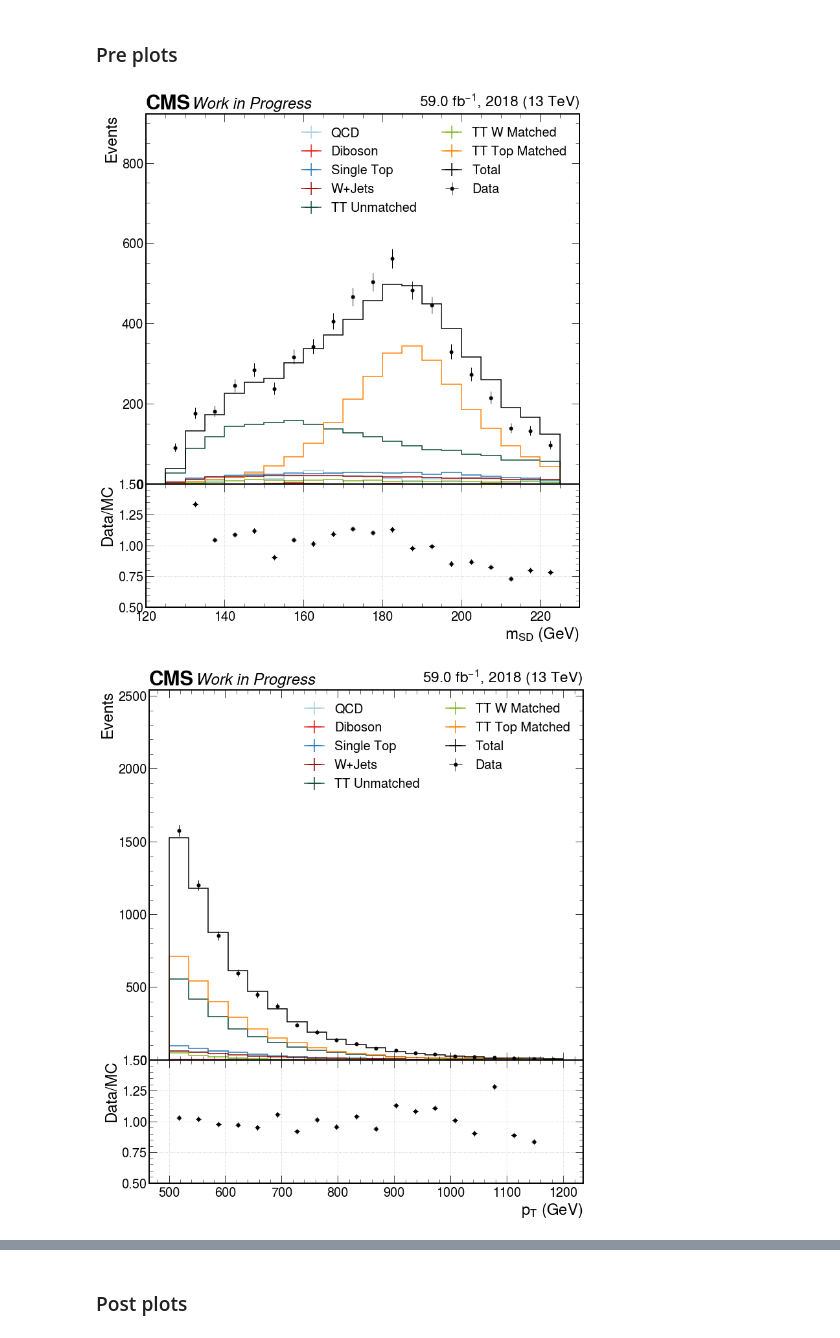
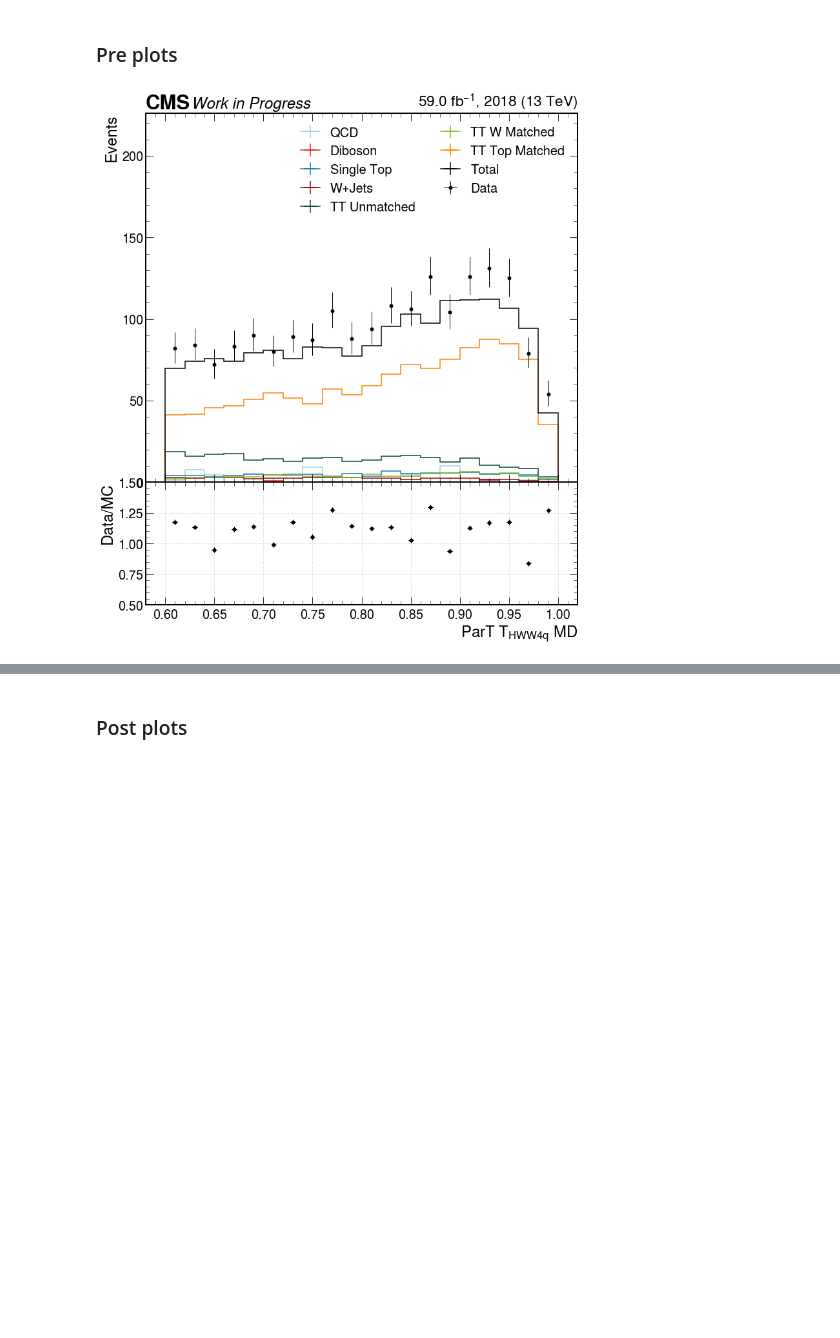
Before and after one commit to rkansal47/HHbbVV, a Jupyter notebook: src/HHbbVV/scale_factors/top_analysis.ipynb, the cells around one changed output, grey strips where cells are left out. Drawn from its saved outputs; the diff is of its cells as text; code cells hidden in the pictures; blank space fills up the shorter version.

```diff
--- a/src/HHbbVV/scale_factors/top_analysis.ipynb
+++ b/src/HHbbVV/scale_factors/top_analysis.ipynb
@@ -60,3 +60,5 @@ Loading SingleMuon_Run2018D
 Loaded 26219 entries
 Loading SingleMuon_Run2018B
 Loaded 5952 entries
+# %%
+events_dict["TTSL"] = utils.load_samples("../../../../data/ttsfs/Jan25_2/", {"TTSL": "TTToSemiLeptonic"}, year, filters=filters)["TTSL"]
@@ -115,12 +121,12 @@ events_dict["TT Unmatched"] = pd.concat(
 # del events_dict["TTbar"]
 # %%
 # normalize scale factors to average to 1
-for key in ["lp_sf", "lp_sf_lnN"]:
+for key in ["lp_sf", "lp_sf_lnN", "lp_sf_sys_down", "lp_sf_sys_up"]:
     # cut off at 10
     events_dict[top_matched_key].loc[:, key] = np.minimum(
         events_dict[top_matched_key].loc[:, key].values, 10
     )
-    mean_lp_sfs = np.mean(events_dict[top_matched_key][key], axis=0)
+    mean_lp_sfs = np.mean(np.nan_to_num(events_dict[top_matched_key][key]), axis=0)
     events_dict[top_matched_key].loc[:, key] = (
-        events_dict[top_matched_key].loc[:, key] / mean_lp_sfs
-    ).values
+        np.nan_to_num(events_dict[top_matched_key].loc[:, key]) / mean_lp_sfs
+    )
@@ -182,41 +196,40 @@ plot_samples = [
 # %%
 # {var: (bins, label)}
 plot_vars = {
-    "ak8FatJetMass": ([20, 125, 225], r"$m_{SD}$ (GeV)"),
-    "ak8FatJetPt": ([20, 500, 1200], r"$p_T$ (GeV)"),
-    "ak8FatJetnPFCands": ([20, 0, 120], r"# of PF Candidates"),
-    # "ak8FatJetParticleNet_Th4q": ([20, 0, 1], r"ParticleNet $T_{H4q}$ Non-MD"),
-    "ak8FatJetParTMD_THWW4q": ([40, 0.6, 1], r"ParT $T_{HWW4q}$ MD"),
-    "tau21": ([20, 0.04, 0.8], r"$\tau_{21}$"),
-    "tau32": ([20, 0.2, 1], r"$\tau_{32}$"),
-    "tau43": ([20, 0.42, 1], r"$\tau_{43}$"),
-    "tau42": ([20, 0, 1], r"$\tau_{42}$"),
-    "tau41": ([20, 0, 1], r"$\tau_{41}$"),
+    # "ak8FatJetMass": ([20, 125, 225], r"$m_{SD}$ (GeV)"),
+    # "ak8FatJetPt": ([20, 500, 1200], r"$p_T$ (GeV)"),
+    # "ak8FatJetnPFCands": ([20, 0, 120], r"# of PF Candidates"),
+    # "ak8FatJetParticleNet_Th4q": ([20, 0.6, 1], r"ParticleNet $T_{H4q}$ Non-MD"),
+    "ak8FatJetParTMD_THWW4q": ([20, 0.6, 1], r"ParT $T_{HWW4q}$ MD"),
+    # "tau21": ([20, 0.04, 0.8], r"$\tau_{21}$"),
+    # "tau32": ([20, 0.2, 1], r"$\tau_{32}$"),
+    # "tau43": ([20, 0.42, 1], r"$\tau_{43}$"),
+    # "tau42": ([20, 0, 1], r"$\tau_{42}$"),
+    # "tau41": ([20, 0, 1], r"$\tau_{41}$"),
 }
 
 pre_hists = {}
 
 for var, (bins, label) in plot_vars.items():
     if var not in pre_hists:
         pre_hists[var] = utils.singleVarHistNoMask(
             events_dict, var, bins, label, weight_key="weight"
         )
 
 merger_pre_plots = PdfFileMerger()
 
 for var, var_hist in pre_hists.items():
     name = f"{plot_dir}/pre_{var}.pdf"
     plotting.ratioLinePlot(
         var_hist,
         plot_samples,
         year,
         bg_err=None,
         name=name,
     )
     merger_pre_plots.append(name)
 
 merger_pre_plots.write(f"{plot_dir}/PrePlots.pdf")
 merger_pre_plots.close()
 # %% [output]
-[figure, old version]
+[figure, new version]
-[figure, removed]
```
Also changed, not shown: parts of 24 cells of this notebook, 3 other files.
